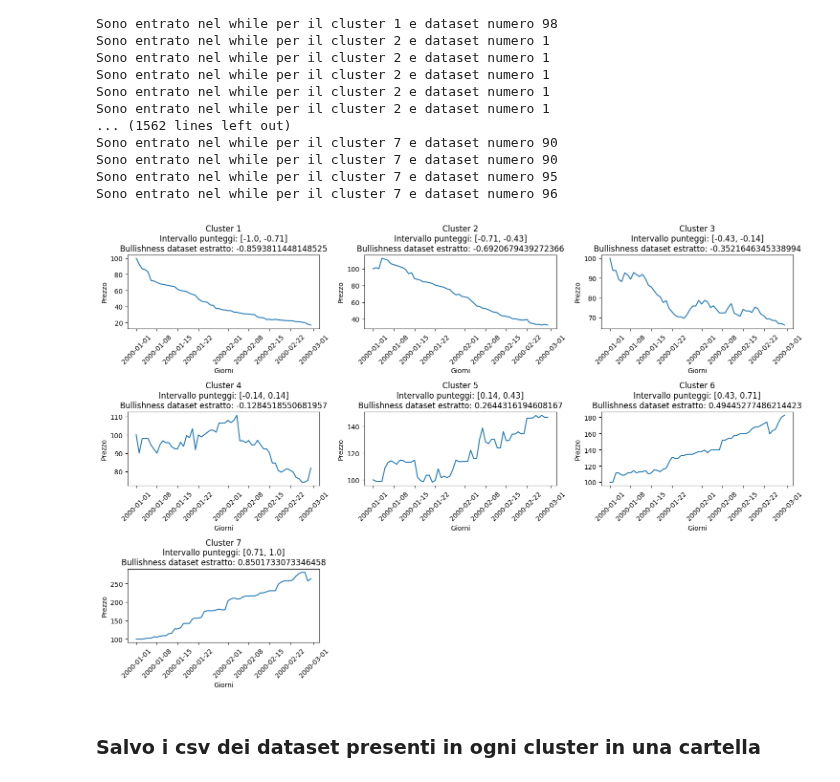
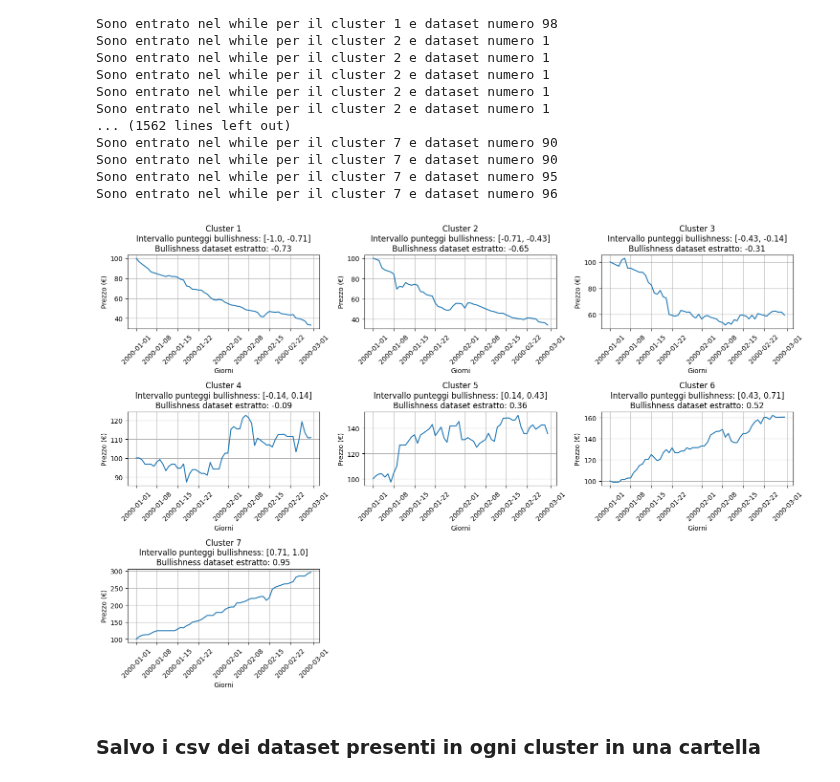
Before and after one commit to AleImbri/Crypto-strategies-simulations, a Jupyter notebook: Clustering datasets.ipynb, the cells around one changed output. Saved outputs shown, nothing was run; the diff lists cells and outputs as text; code cells hidden in the pictures.

```diff
--- a/Clustering datasets.ipynb
+++ b/Clustering datasets.ipynb
@@ -356,33 +356,34 @@ Sono entrato nel while per il cluster 7 e dataset numero 95
 Sono entrato nel while per il cluster 7 e dataset numero 96
 # %%
 # Seleziona un dataset casuale per ogni cluster e crea un grafico
-def plot_dataset_per_cluster(dataset_sintetici, n_clusters, distribuzione_variazioni):
+def plot_dataset_per_cluster(dataset_sintetici, n_clusters):
     plt.figure(figsize=(15, 10))
 
     for i in range(n_clusters):
         # Filtra i dataset del cluster corrente
         datasets_cluster = [d for d in dataset_sintetici if d['Cluster'] == i + 1]
 
         # Seleziona un dataset casuale
         dizionario_casuale = random.choice(datasets_cluster)
         dataset_casuale = dizionario_casuale['Dataset']
         punteggio_dataset_casuale = dizionario_casuale['Punteggio']
 
         # Crea il subplot per il cluster
         plt.subplot(3, 3, i + 1)  # 3 righe, 3 colonne di grafici
         plt.plot(dataset_casuale['Timestamp'], dataset_casuale['Price'], label=f'Cluster {i + 1}')
         plt.xlabel('Giorni')
-        plt.ylabel('Prezzo')
-        plt.title(f'Cluster {i + 1}\nIntervallo punteggi: {[round(-1 + i * 2 / n_clusters, 2), round(-1 + (i + 1) * 2 / n_clusters, 2)]}\nBullishness dataset estratto: {punteggio_dataset_casuale}')
+        plt.ylabel('Prezzo (€)')
+        plt.title(f'Cluster {i + 1}\nIntervallo punteggi bullishness: {[round(-1 + i * 2 / n_clusters, 2), round(-1 + (i + 1) * 2 / n_clusters, 2)]}\nBullishness dataset estratto: {round(punteggio_dataset_casuale, 2)}')
+        plt.grid()
         plt.xticks(rotation=45)
 
     plt.tight_layout()
     plt.show()
 
 # Chiama la funzione per visualizzare i grafici
-plot_dataset_per_cluster(dataset_sintetici, n_clusters, distribuzione_variazioni)
+plot_dataset_per_cluster(dataset_sintetici, n_clusters)
 # %% [output]
-[figure, old version]
+[figure, new version]
 # %% [markdown]
 ### Salvo i csv dei dataset presenti in ogni cluster in una cartella
 # %%
```
Also changed, not shown: 5 other files.
